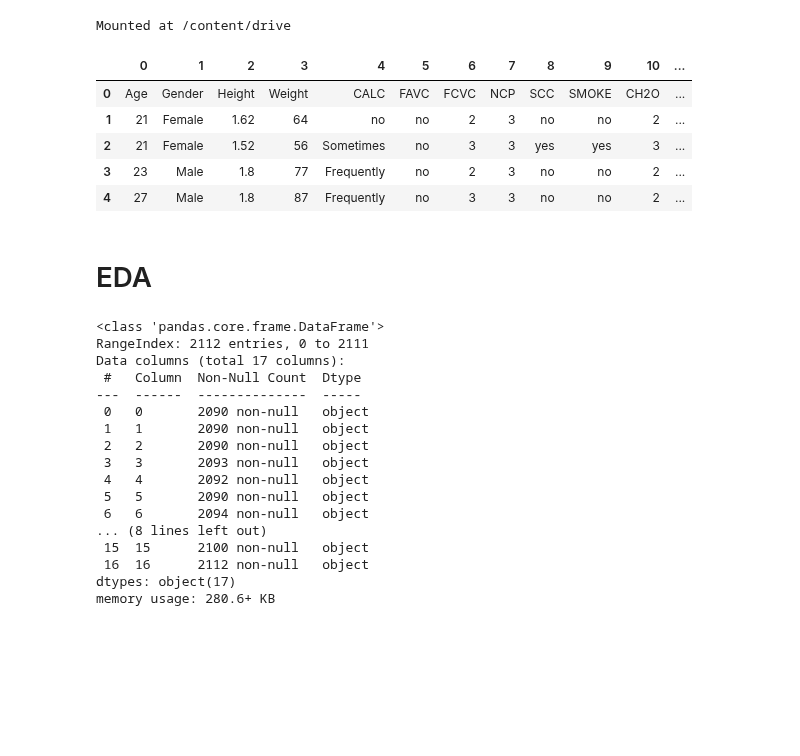
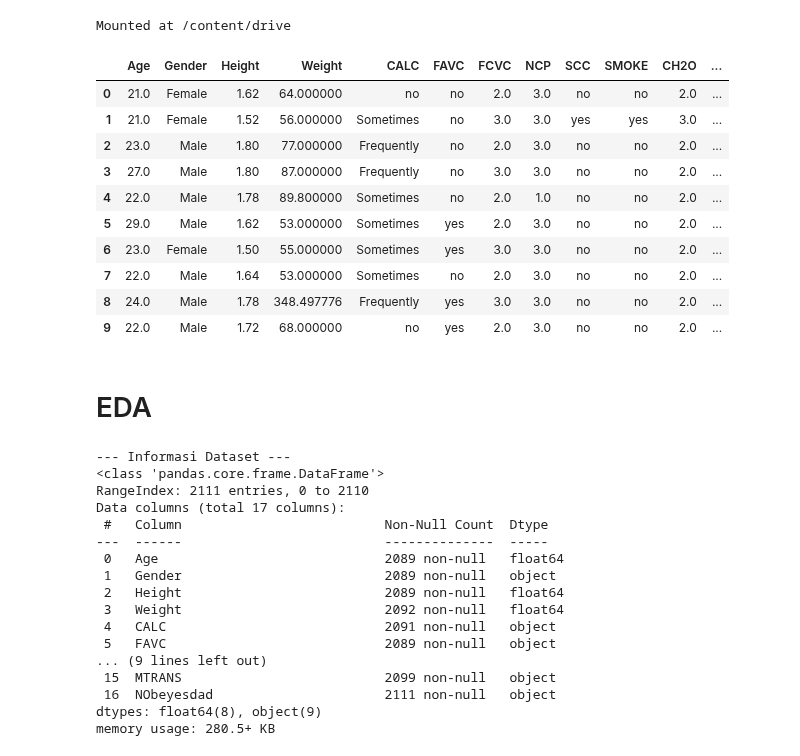
Before and after one commit to RenGun150504/Bengkod, a Jupyter notebook: Colab_Obesitas.ipynb, the cells around one changed output. Saved outputs shown, nothing was run; the diff lists cells and outputs as text; code cells hidden in the pictures; blank space fills up the shorter version.

```diff
--- a/Colab_Obesitas.ipynb
+++ b/Colab_Obesitas.ipynb
@@ -16,37 +24,42 @@ import seaborn as sns
 # %%
 # membaca dataset
 file_path = '/content/drive/MyDrive/Colab Notebooks/Bengkod/ObesityDataSet.csv'
-
-df = pd.read_csv(file_path, header=None, skipinitialspace=True, na_values="?")
-df.head(5)
+df = pd.read_csv(file_path, na_values='?')
+df.head(10)
 # %% [output]
-|  | 0 | 1 | 2 | 3 | 4 | 5 | 6 | 7 | 8 | 9 | 10 | ... |
-| 0 | Age | Gender | Height | Weight | CALC | FAVC | FCVC | NCP | SCC | SMOKE | CH2O | ... |
-| 1 | 21 | Female | 1.62 | 64 | no | no | 2 | 3 | no | no | 2 | ... |
-| 2 | 21 | Female | 1.52 | 56 | Sometimes | no | 3 | 3 | yes | yes | 3 | ... |
-| 3 | 23 | Male | 1.8 | 77 | Frequently | no | 2 | 3 | no | no | 2 | ... |
-| 4 | 27 | Male | 1.8 | 87 | Frequently | no | 3 | 3 | no | no | 2 | ... |
+|  | Age | Gender | Height | Weight | CALC | FAVC | FCVC | NCP | SCC | SMOKE | CH2O | ... |
+| 0 | 21.0 | Female | 1.62 | 64.000000 | no | no | 2.0 | 3.0 | no | no | 2.0 | ... |
+| 1 | 21.0 | Female | 1.52 | 56.000000 | Sometimes | no | 3.0 | 3.0 | yes | yes | 3.0 | ... |
+| 2 | 23.0 | Male | 1.80 | 77.000000 | Frequently | no | 2.0 | 3.0 | no | no | 2.0 | ... |
+| 3 | 27.0 | Male | 1.80 | 87.000000 | Frequently | no | 3.0 | 3.0 | no | no | 2.0 | ... |
+| 4 | 22.0 | Male | 1.78 | 89.800000 | Sometimes | no | 2.0 | 1.0 | no | no | 2.0 | ... |
+| 5 | 29.0 | Male | 1.62 | 53.000000 | Sometimes | yes | 2.0 | 3.0 | no | no | 2.0 | ... |
+| 6 | 23.0 | Female | 1.50 | 55.000000 | Sometimes | yes | 3.0 | 3.0 | no | no | 2.0 | ... |
+| 7 | 22.0 | Male | 1.64 | 53.000000 | Sometimes | no | 2.0 | 3.0 | no | no | 2.0 | ... |
+| 8 | 24.0 | Male | 1.78 | 348.497776 | Frequently | yes | 3.0 | 3.0 | no | no | 2.0 | ... |
+| 9 | 22.0 | Male | 1.72 | 68.000000 | no | yes | 2.0 | 3.0 | no | no | 2.0 | ... |
 # %% [markdown]
 # EDA
 # %%
-#membaca info dataset
+# Menampilkan informasi dataset
+print("--- Informasi Dataset ---")
 df.info()
 # %% [output]
+--- Informasi Dataset ---
 <class 'pandas.core.frame.DataFrame'>
-RangeIndex: 2112 entries, 0 to 2111
+RangeIndex: 2111 entries, 0 to 2110
 Data columns (total 17 columns):
- #   Column  Non-Null Count  Dtype
----  ------  --------------  -----
- 0   0       2090 non-null   object
- 1   1       2090 non-null   object
- 2   2       2090 non-null   object
- 3   3       2093 non-null   object
- 4   4       2092 non-null   object
- 5   5       2090 non-null   object
- 6   6       2094 non-null   object
-... (8 lines left out)
- 15  15      2100 non-null   object
- 16  16      2112 non-null   object
-dtypes: object(17)
-memory usage: 280.6+ KB
+ #   Column                          Non-Null Count  Dtype
+---  ------                          --------------  -----
+ 0   Age                             2089 non-null   float64
+ 1   Gender                          2089 non-null   object
+ 2   Height                          2089 non-null   float64
+ 3   Weight                          2092 non-null   float64
+ 4   CALC                            2091 non-null   object
+ 5   FAVC                            2089 non-null   object
+... (9 lines left out)
+ 15  MTRANS                          2099 non-null   object
+ 16  NObeyesdad                      2111 non-null   object
+dtypes: float64(8), object(9)
+memory usage: 280.5+ KB
 # %%
```
Also changed, not shown: parts of 38 cells of this notebook.
